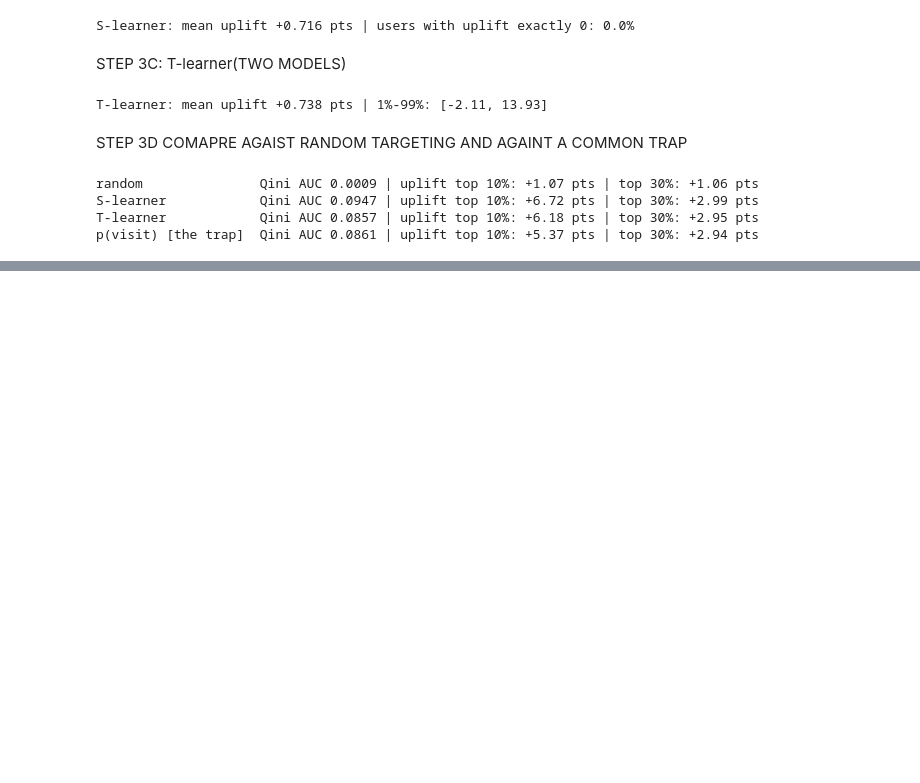
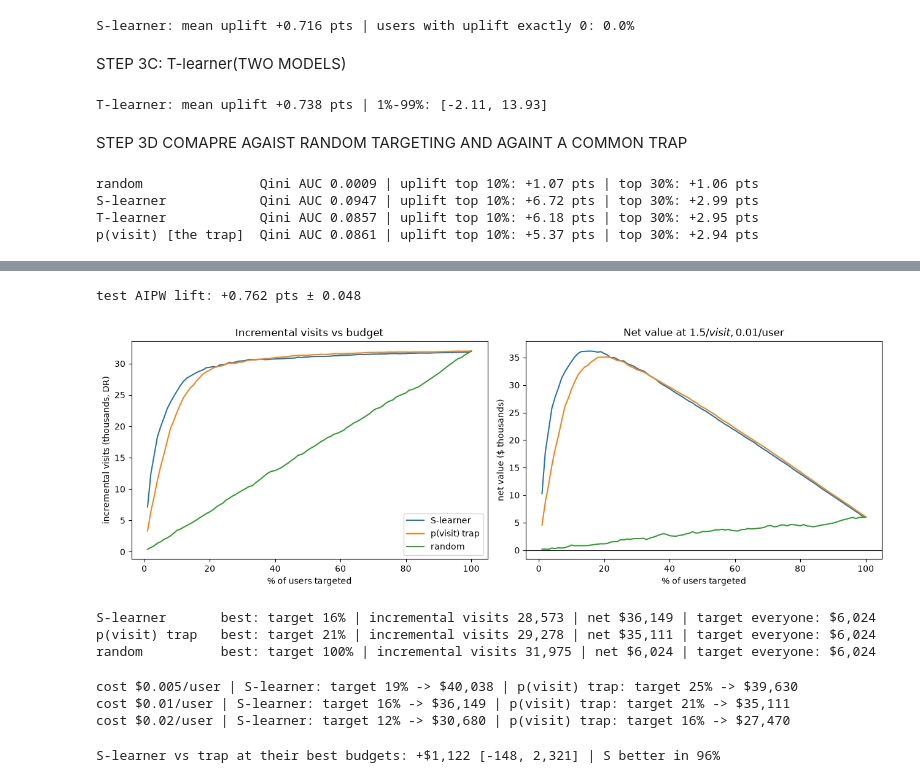
Before and after one commit to AmaarAyoob1/uplift-targeting, a Jupyter notebook: uplift_p1.ipynb, the cells around one changed output, grey strips where cells are left out. Cells and saved outputs as stored; diff of their text form; code cells hidden in the pictures; blank space fills up the shorter version.

```diff
--- a/uplift_p1.ipynb
+++ b/uplift_p1.ipynb
@@ -243,0 +483,66 @@ p(visit) [the trap]  Qini AUC 0.0861 | uplift top 10%: +5.37 pts | top 30%: +2.9
+# %%
+# Step 6A
+
+# 6A: per-user AIPW score on TEST (outcome models t1/t0 were trained on train only, so no leakage)
+p0 = p1 - up_t
+psi_te = p1 - p0 + tte * (yte - p1) / e_te - (1 - tte) * (yte - p0) / (1 - e_te)
+print(f"test AIPW lift: {psi_te.mean()*100:+.3f} pts ± {1.96 * psi_te.std() / np.sqrt(len(psi_te)) * 100:.3f}")
+# %% [output]
+test AIPW lift: +0.762 pts ± 0.048
+# %%
+# 6B: value curves (ASSUMED economics: $ per incremental visit, $ per user targeted)
+VALUE, COST = 1.50, 0.01
+fracs = np.linspace(0.01, 1.0, 100)
+def policy_curve(score, cost=COST):
+    o = np.argsort(-score); cs = np.cumsum(psi_te[o])
+    n = (fracs * len(o)).astype(int)
+    inc = cs[n - 1]
+    return inc, VALUE * inc - cost * n
+
+curves = {m: policy_curve(res[m]) for m in ["S-learner", "p(visit) trap", "random"]}
+fig, ax = plt.subplots(1, 2, figsize=(13, 4.5))
+for m, (inc, net) in curves.items():
+    ax[0].plot(fracs * 100, inc / 1000, label=m); ax[1].plot(fracs * 100, net / 1000, label=m)
+ax[0].set(xlabel="% of users targeted", ylabel="incremental visits (thousands, DR)", title="Incremental visits vs budget")
+ax[1].axhline(0, color="k", lw=0.8)
+ax[1].set(xlabel="% of users targeted", ylabel="net value ($ thousands)", title=f"Net value at ${VALUE}/visit, ${COST}/user")
+ax[0].legend(); plt.tight_layout(); plt.show()
+
+for m, (inc, net) in curves.items():
+    i = net.argmax()
+    print(f"{m:15s} best: target {fracs[i]:.0%} | incremental visits {inc[i]:,.0f} | net ${net[i]:,.0f} "
+          f"| target everyone: ${net[-1]:,.0f}")
+# %% [output]
+[figure, added]
+S-learner       best: target 16% | incremental visits 28,573 | net $36,149 | target everyone: $6,024
+p(visit) trap   best: target 21% | incremental visits 29,278 | net $35,111 | target everyone: $6,024
+random          best: target 100% | incremental visits 31,975 | net $6,024 | target everyone: $6,024
+# %%
+# STEP 6C SENSITIVY OPTIMAL BUDGET AND VALUE WHEN THE COST PER USER CHANGES
+for c in [0.005, 0.01, 0.02]:
+    out = []
+    for m in ["S-learner", "p(visit) trap"]:
+        inc, _ = curves[m]
+        net = VALUE * inc - c * (fracs * len(yte)).astype(int); i = net.argmax()
+        out.append(f"{m}: target {fracs[i]:.0%} -> ${net[i]:,.0f}")
+    print(f"cost ${c}/user | " + " | ".join(out))
+# %% [output]
+cost $0.005/user | S-learner: target 19% -> $40,038 | p(visit) trap: target 25% -> $39,630
+cost $0.01/user | S-learner: target 16% -> $36,149 | p(visit) trap: target 21% -> $35,111
+cost $0.02/user | S-learner: target 12% -> $30,680 | p(visit) trap: target 16% -> $27,470
+# %%
+#STEP 6D PAIRED BOOTDTRAP OF NET VALUE EACH POLICY AT ITS OWN BUDGET
+iS, iT = curves["S-learner"][1].argmax(), curves["p(visit) trap"][1].argmax()
+oS, oT = np.argsort(-res["S-learner"]), np.argsort(-res["p(visit) trap"])
+nS, nT = int(fracs[iS] * len(yte)), int(fracs[iT] * len(yte))
+diff = np.empty(200)
+for b in range(200):
+    w = np.random.default_rng(500 + b).poisson(1.0, len(yte))
+    vS = VALUE * (w[oS[:nS]] * psi_te[oS[:nS]]).sum() - COST * w[oS[:nS]].sum()
+    vT = VALUE * (w[oT[:nT]] * psi_te[oT[:nT]]).sum() - COST * w[oS[:nT]].sum()
+    diff[b] = vS - vT
+
+print(f"S-learner vs trap at their best budgets: +${diff.mean():,.0f} "
+      f"[{np.percentile(diff, 2.5):,.0f}, {np.percentile(diff, 97.5):,.0f}] | S better in {(diff > 0).mean():.0%}")
+# %% [output]
+S-learner vs trap at their best budgets: +$1,122 [-148, 2,321] | S better in 96%
```
Also changed, not shown: parts of 20 cells of this notebook, 1 other file.
